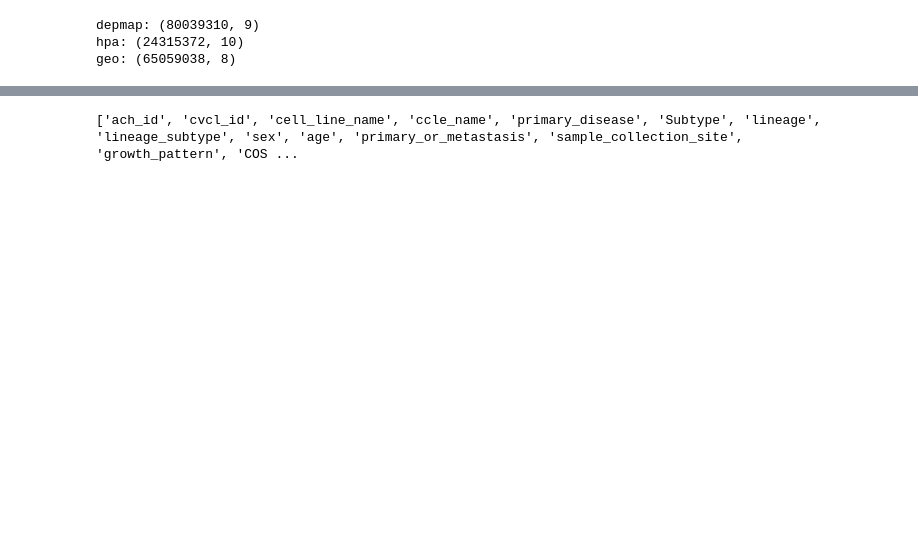
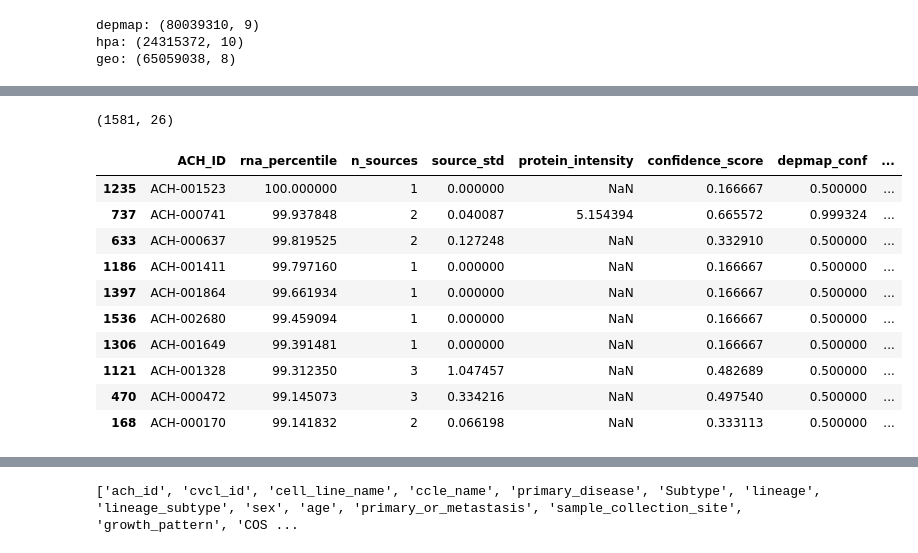
Before and after one commit to NattawasP/SEMTM0044_2025_AYEAR_TEAM34, a Jupyter notebook: notebooks/Victor_Data Exploration/Percentile_Ranking.ipynb, the cells around one changed output, grey strips where cells are left out. Drawn from its saved outputs; the diff is of its cells as text; code cells hidden in the pictures; blank space fills up the shorter version.

```diff
--- a/notebooks/Victor_Data Exploration/Percentile_Ranking.ipynb
+++ b/notebooks/Victor_Data Exploration/Percentile_Ranking.ipynb
@@ -121,0 +172,68 @@ combined.head(10)
+# %%
+# protein percentile for the target gene
+prot = fact_prot[fact_prot["ensembl_id"] == target][["ACH_ID", "protein_intensity", "is_detected"]].copy()
+prot = prot.dropna(subset=["protein_intensity"])
+prot["protein_percentile"] = prot["protein_intensity"].rank(pct=True) * 100
+
+combined = rna.merge(
+    prot[["ACH_ID", "protein_intensity", "protein_percentile", "is_detected"]],
+    on="ACH_ID", how="left"
+)
+
+# one confidence per RNA source, paired with protein
+def pairing(df, source):
+    rna_pct  = df[f"{source}_percentile"]
+    prot_pct = df["protein_percentile"]
+
+    has_rna  = rna_pct.notna()
+    has_prot = prot_pct.notna()
+
+    # strength: mean of the two percentiles where both exist, else RNA alone
+    strength = np.where(has_prot, (rna_pct + prot_pct) / 2, rna_pct)
+
+    # agreement: penalise RNA/protein disagreement. 1.0 when protein absent
+    gap = (rna_pct - prot_pct).abs() / 100
+    agreement = np.where(has_prot, 1 / (1 + gap), 1.0)
+
+    # coverage: 1.0 with both evidence types, 0.5 with RNA only
+    coverage = np.where(has_prot, 1.0, 0.5)
+
+    conf = np.where(has_rna, coverage * agreement, np.nan)
+    return pd.Series(strength, index=df.index).where(has_rna), pd.Series(conf, index=df.index)
+
+for s in ["depmap", "hpa", "geo"]:
+    combined[f"{s}_strength"], combined[f"{s}_conf"] = pairing(combined, s)
+
+# GEO only: penalise inconsistent replicates (coefficient of variation)
+geo_cv = combined["geo_spread"] / combined["geo_value"].replace(0, np.nan)
+combined["geo_conf"] = combined["geo_conf"] * (1 / (1 + geo_cv.fillna(0)))
+
+# combine the three pairings
+strength_cols = [f"{s}_strength" for s in ["depmap", "hpa", "geo"]]
+conf_cols     = [f"{s}_conf"     for s in ["depmap", "hpa", "geo"]]
+
+combined["rna_percentile"]   = combined[strength_cols].mean(axis=1)
+combined["n_sources"]        = combined[strength_cols].notna().sum(axis=1)
+combined["source_std"]       = combined[strength_cols].std(axis=1).fillna(0)
+combined["confidence_score"] = (
+      (combined["n_sources"] / 3)
+    * (1 / (1 + combined["source_std"] / 100))
+    * combined[conf_cols].mean(axis=1)
+)
+
+combined = combined.sort_values(["rna_percentile", "confidence_score"], ascending=[False, False])
+print(combined.shape)
+combined[["ACH_ID", "rna_percentile", "n_sources", "source_std", "protein_intensity", "confidence_score"] + conf_cols].head(10)
+# %% [output]
+(1581, 26)
+|  | ACH_ID | rna_percentile | n_sources | source_std | protein_intensity | confidence_score | depmap_conf | ... |
+| 1235 | ACH-001523 | 100.000000 | 1 | 0.000000 | NaN | 0.166667 | 0.500000 | ... |
+| 737 | ACH-000741 | 99.937848 | 2 | 0.040087 | 5.154394 | 0.665572 | 0.999324 | ... |
+| 633 | ACH-000637 | 99.819525 | 2 | 0.127248 | NaN | 0.332910 | 0.500000 | ... |
+| 1186 | ACH-001411 | 99.797160 | 1 | 0.000000 | NaN | 0.166667 | 0.500000 | ... |
+| 1397 | ACH-001864 | 99.661934 | 1 | 0.000000 | NaN | 0.166667 | 0.500000 | ... |
+| 1536 | ACH-002680 | 99.459094 | 1 | 0.000000 | NaN | 0.166667 | 0.500000 | ... |
+| 1306 | ACH-001649 | 99.391481 | 1 | 0.000000 | NaN | 0.166667 | 0.500000 | ... |
+| 1121 | ACH-001328 | 99.312350 | 3 | 1.047457 | NaN | 0.482689 | 0.500000 | ... |
+| 470 | ACH-000472 | 99.145073 | 3 | 0.334216 | NaN | 0.497540 | 0.500000 | ... |
+| 168 | ACH-000170 | 99.141832 | 2 | 0.066198 | NaN | 0.333113 | 0.500000 | ... |
```
Also changed, not shown: parts of 12 cells of this notebook, 1 other file.
